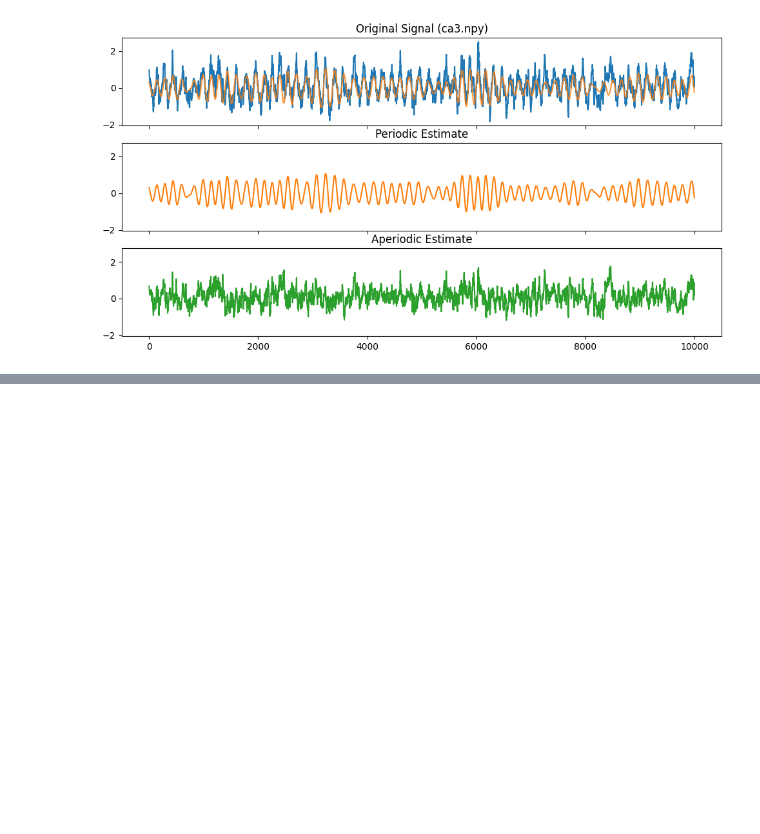
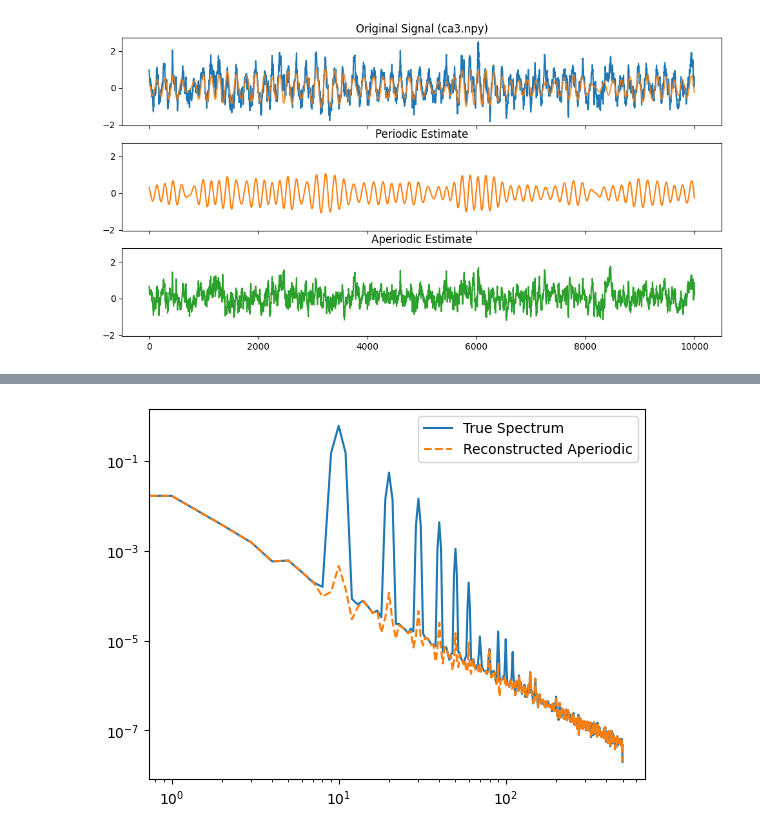
Before and after one commit to ryanhammonds/explorations, a Jupyter notebook: periodic_aperiodic_decomposition.ipynb, the cells around one changed output, grey strips where cells are left out. Drawn from its saved outputs; the diff is of its cells as text; code cells hidden in the pictures; blank space fills up the shorter version.

```diff
--- a/periodic_aperiodic_decomposition.ipynb
+++ b/periodic_aperiodic_decomposition.ipynb
@@ -43,12 +45,9 @@ Weights for the real and imaginary part of the FFT, in the frequency range of os
 # %%
-from neurodsp.spectral import compute_spectrum
-
 def loss(sig, fmask, powers_ap_log, psdfunc, ffreqs, fcoefs, fs, *params):
     """Define loss for decomposing aperiodic in the time domain."""
 
     # Split parameters into real and imaginary parts
     parray = np.array(params)
-
     sig_pred, fcoefs_pred, powers_pred_log = apply_fourier_weights(fcoefs, parray)
 
     # Compute loss as mean-squared error
@@ -64,13 +63,10 @@ def apply_fourier_weights(fcoefs, parray):
     parray_real = parray[:len(parray)//2]
     parray_imag = parray[len(parray)//2:]
 
+    # Transform fourier coefficeints to abs()**(1/fs)
     fcoefs_pred = fcoefs.copy()
-
-    # Transform fourier coefficeints to abs()**(1/fs)
     fcoefs_imag = fcoefs.imag.copy()
     fcoefs_sign = np.sign(fcoefs_pred.real)
-
-    fcoefs_pred = fcoefs.copy()
     fcoefs_pred.real = np.abs(fcoefs_pred.real)**(1/fs)
 
     # Weight fourier coefficients
@@ -184,0 +252,13 @@ Text(0.5, 1.0, 'Aperiodic Estimate')
+# %%
+# Get results
+opt_weights = res.x
+
+sig_ap_pred, fcoefs_pred, powers_pred_log = apply_fourier_weights(fcoefs, opt_weights)
+# %%
+_freqs, _powers = compute_spectrum(sig, fs)
+
+plt.loglog(*compute_spectrum(sig, fs), label='True Spectrum')
+plt.loglog(*compute_spectrum(sig_ap_pred, fs), ls='--', label='Reconstructed Aperiodic')
+plt.legend();
+# %% [output]
+[figure, added]
```
Also changed, not shown: parts of 10 cells of this notebook.
